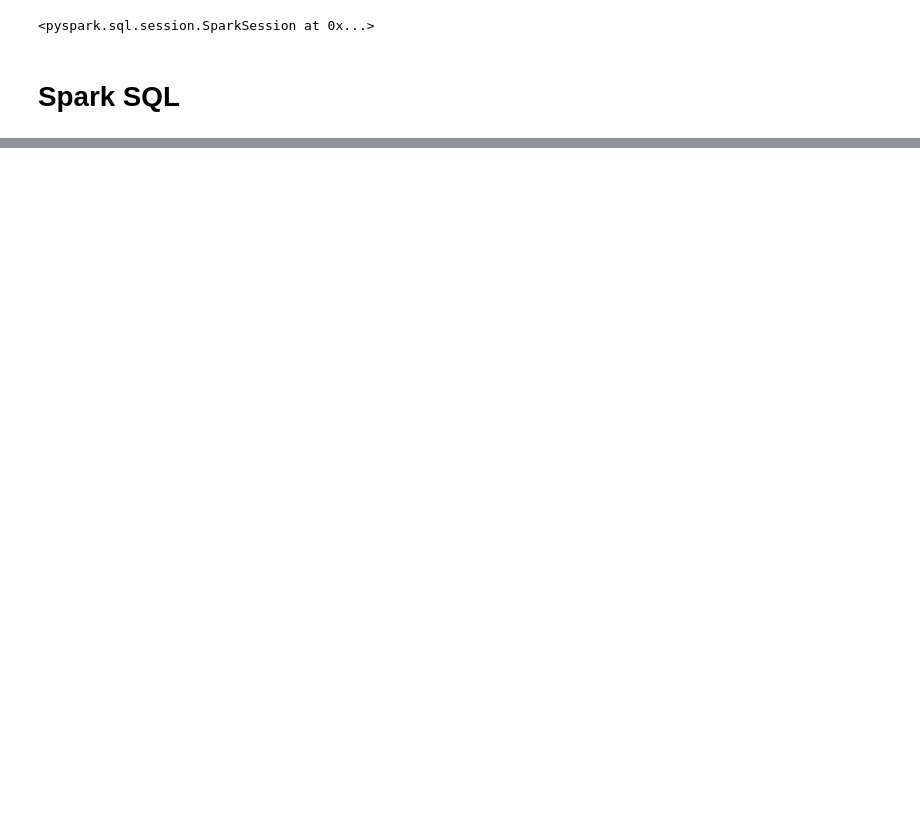
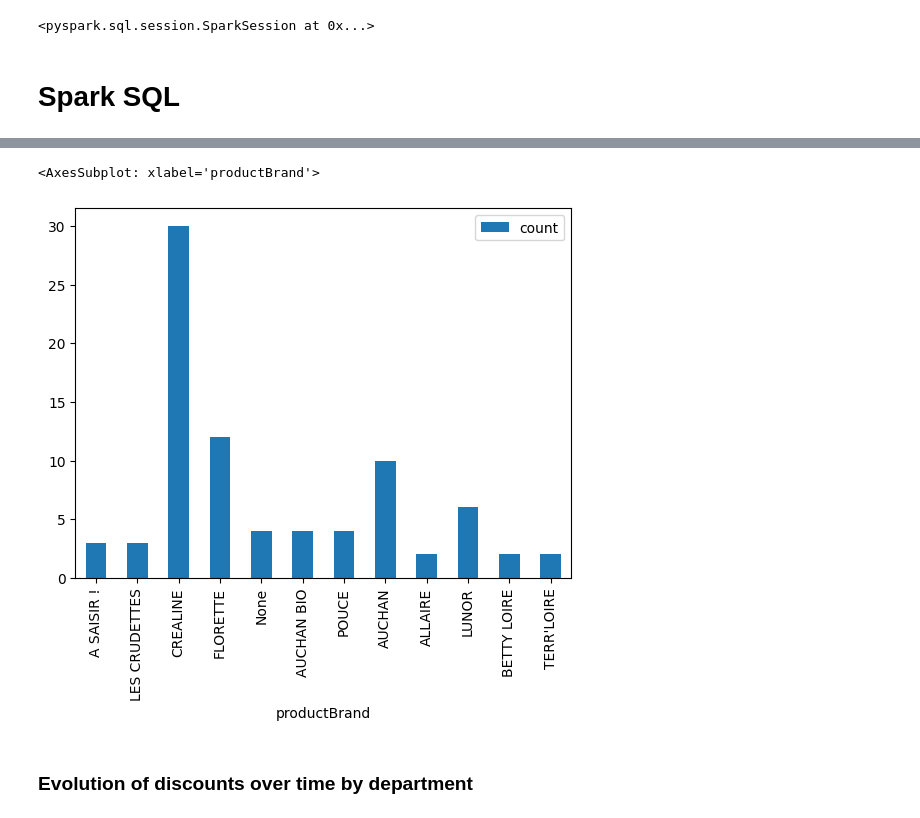
Before and after one commit to TanZng/ot6-cloud, a Jupyter notebook: analytics/sparkling-water.ipynb, the cells around one changed output, grey strips where cells are left out. Drawn from its saved outputs; the diff is of its cells as text; code cells hidden in the pictures; blank space fills up the shorter version.

```diff
--- a/analytics/sparkling-water.ipynb
+++ b/analytics/sparkling-water.ipynb
@@ -66,0 +115,5 @@ psdf.tail(10)
+# %%
+fer = sdf.filter((col("formatedDate") == ps.to_datetime("2022-12-17")) & (col("department") == "69") & (col('category').contains('fruits-legumes/fruits-legumes-pret-a-consommer/legumes-pret-a-consommer') )) \
+    .groupBy("productBrand") \
+    .count().alias("product_count_by_brand")
+fer.show(4)
@@ -66,0 +130,9 @@ psdf.tail(10)
+# %%
+pfer = fer.toPandas()
+# %%
+pfer.plot(kind="bar", x='productBrand', y='count')
+# %% [output]
+<AxesSubplot: xlabel='productBrand'>
+[figure, added]
+# %% [markdown]
+### Evolution of discounts over time by department
```
Also changed, not shown: parts of 39 cells of this notebook, 3 other files.
